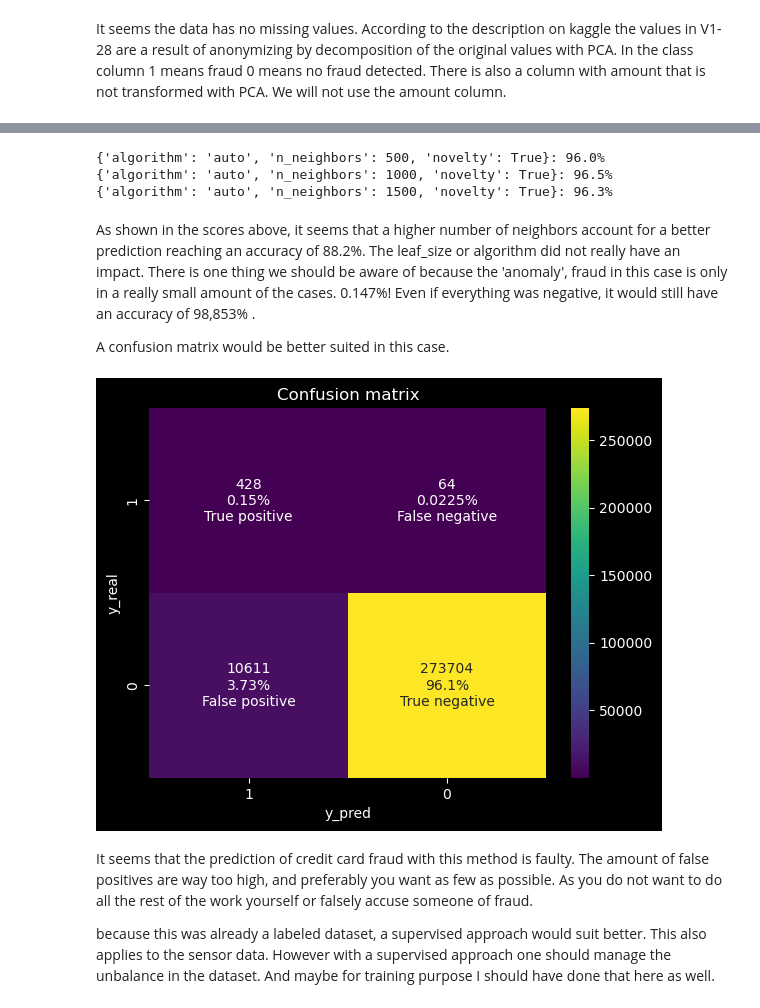
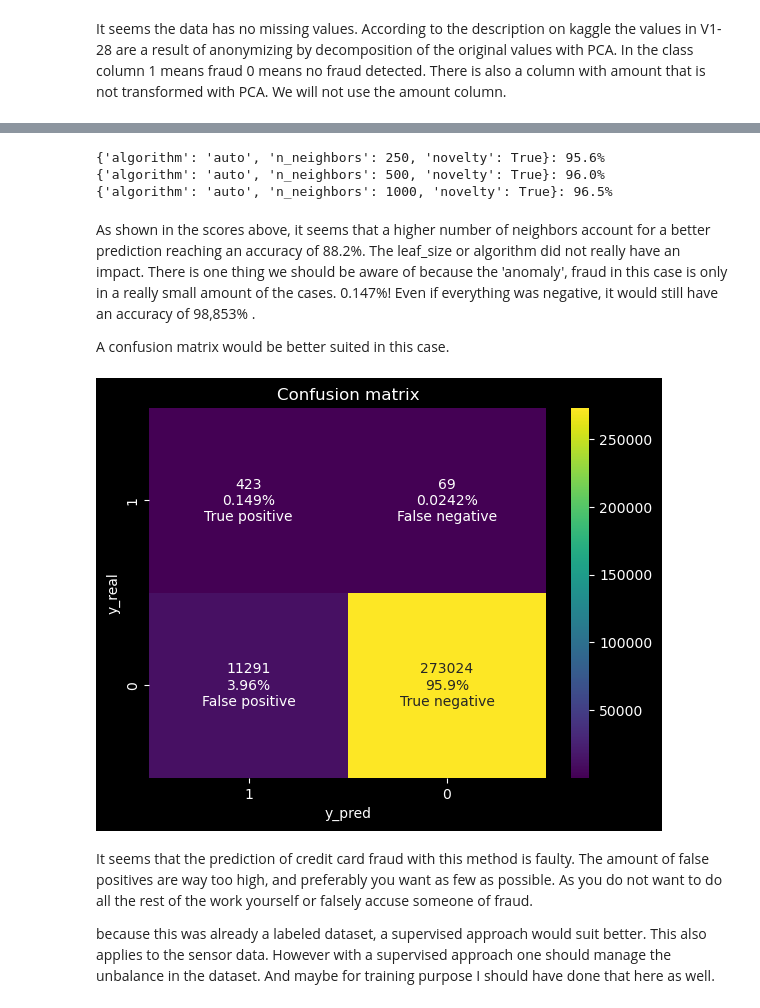
Before and after one commit to Tniemeijer/Data_science_3, a Jupyter notebook: unsupervised/portfolio_assignment_3.ipynb, the cells around one changed output, grey strips where cells are left out. Cells and saved outputs as stored; diff of their text form; code cells hidden in the pictures.

```diff
--- a/unsupervised/portfolio_assignment_3.ipynb
+++ b/unsupervised/portfolio_assignment_3.ipynb
@@ -236,7 +236,7 @@ X = creditcard_df.iloc[:,1:-2]
 from sklearn.model_selection import ParameterGrid
 
 hyperparams = {
-                "n_neighbors":[500,1000,1500],
+                "n_neighbors":[250,500,1000,1500],
                 "algorithm":['auto'],
                 "novelty":[True]
                 }
@@ -282,12 +282,12 @@ def get_score(test_y, pred_y):
             false_pred += 1
     return 1 - false_pred / len(pred_y)
 # %%
-for c,params in zip(range(27),list(ParameterGrid(hyperparams))):
+for c,params in zip(range(3),list(ParameterGrid(hyperparams))):
     print(f"{params}: {get_score(creditcard_df['Class'].values,creditcard_df[f'prediction_{c+1}'])*100:.003}%")
 # %% [output]
+{'algorithm': 'auto', 'n_neighbors': 250, 'novelty': True}: 95.6%
 {'algorithm': 'auto', 'n_neighbors': 500, 'novelty': True}: 96.0%
 {'algorithm': 'auto', 'n_neighbors': 1000, 'novelty': True}: 96.5%
-{'algorithm': 'auto', 'n_neighbors': 1500, 'novelty': True}: 96.3%
 # %% [markdown]
 As shown in the scores above, it seems that a higher number of neighbors account for a better prediction reaching an accuracy of 88.2%. The leaf_size or algorithm did not really have an impact.
 There is one thing we should be aware of because the 'anomaly', fraud in this case is only in a really small amount of the cases. 0.147%! Even if everything was negative, it would still have an accuracy of 98,853% .
@@ -296,27 +296,27 @@ A confusion matrix would be better suited in this case.
 # %%
 from sklearn.metrics import confusion_matrix
 import seaborn as sns
 import numpy as np
 
-cf_matrix = confusion_matrix([-1 if value == 1 else 1 for value in creditcard_df["Class"].values], creditcard_df["prediction_3"])
+cf_matrix = confusion_matrix([-1 if value == 1 else 1 for value in creditcard_df["Class"].values], creditcard_df["prediction_2"])
 
 pred_labels = ["True positive","False negative","False positive","True negative"]
 counts = [value for value in
                 cf_matrix.flatten()]
 group_percentages = [f"{value *100:.03}%" for value in
                      cf_matrix.flatten()/np.sum(cf_matrix)]
 labels = [f"{count}\n{percentage}\n{pred_label}" for count, percentage, pred_label in
           zip(counts,group_percentages,pred_labels)]
 labels = np.asarray(labels).reshape(2,2)
 sns.heatmap(cf_matrix, annot=labels, fmt="", cmap='viridis')
 plt.xticks([.5,1.5],[1,0])
 plt.xlabel("y_pred")
 plt.ylabel("y_real")
 plt.yticks([.5,1.5],[1,0])
 plt.title("Confusion matrix")
 plt.show()
 # %% [output]
-[figure, old version]
+[figure, new version]
 # %% [markdown]
 It seems that the prediction of credit card fraud with this method is faulty.
 The amount of false positives are way too high, and preferably you want as few as possible.
```
Also changed, not shown: parts of 2 cells of this notebook, 2 other files.
